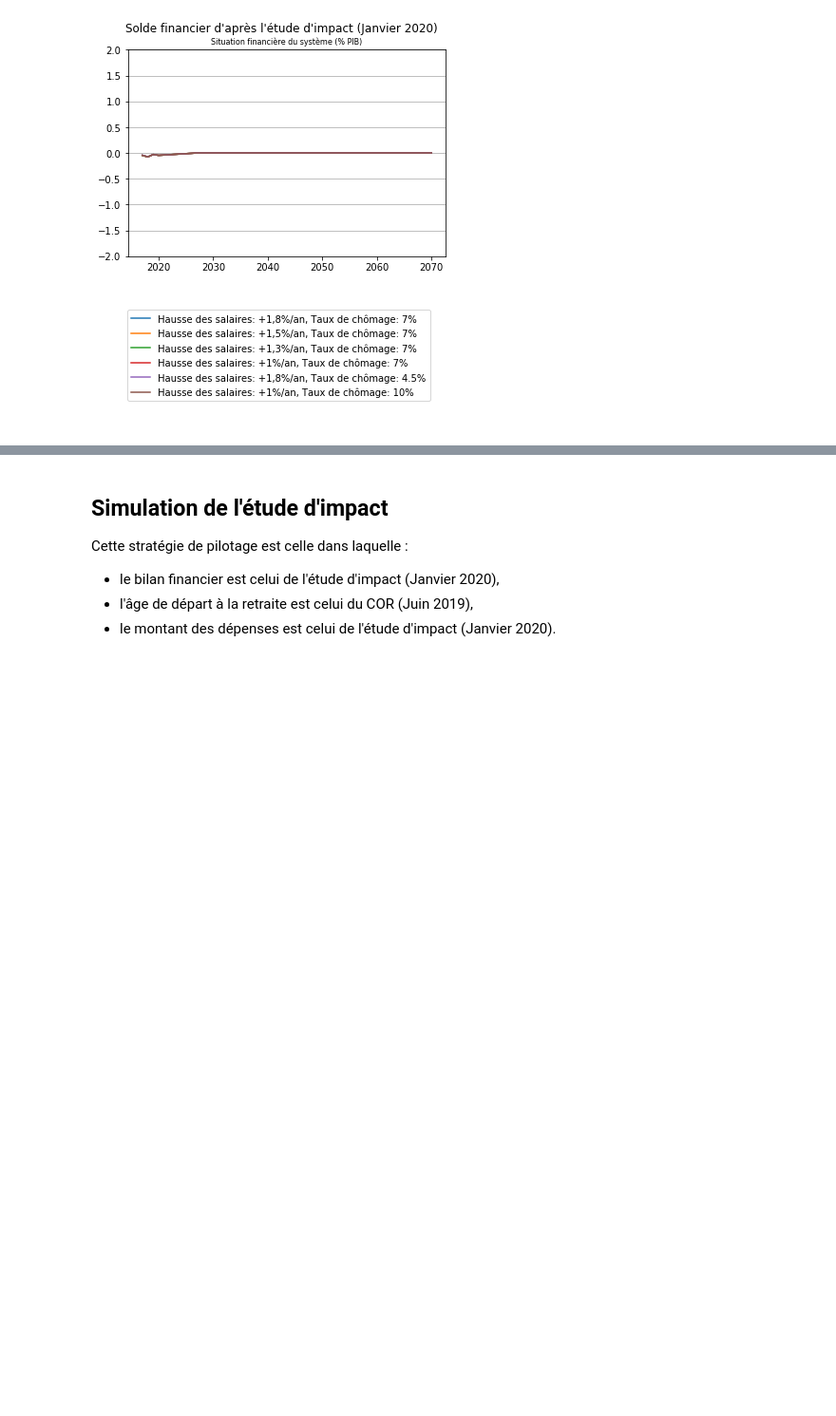
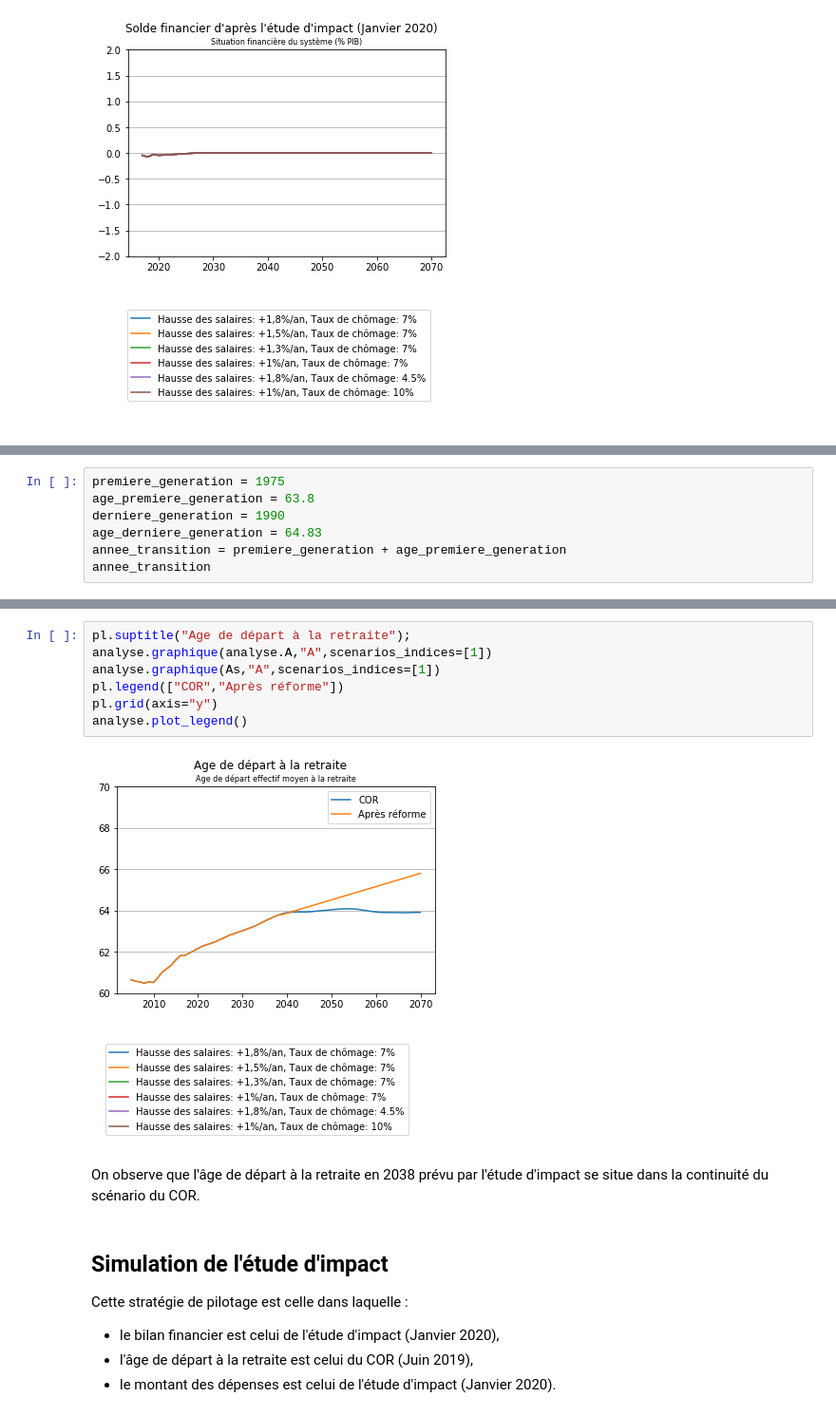
Before and after one commit to brunoscherrer/retraites, a Jupyter notebook: doc/simulation-Etude-Impact.ipynb, the cells around one changed output, grey strips where cells are left out. Shown at 95% size. Drawn from its saved outputs; the diff is of its cells as text; blank space fills up the shorter version.

Commit message:
Finalisation de l'étude d'impact

```diff
--- a/doc/simulation-Etude-Impact.ipynb
+++ b/doc/simulation-Etude-Impact.ipynb
@@ -208,0 +281,7 @@ analyse.plot_legend()
+# %%
+premiere_generation = 1975
+age_premiere_generation = 63.8
+derniere_generation = 1990
+age_derniere_generation = 64.83
+annee_transition = premiere_generation + age_premiere_generation
+annee_transition
@@ -209,3 +308,15 @@ analyse.plot_legend()
+# %%
+pl.suptitle("Age de départ à la retraite");
+analyse.graphique(analyse.A,"A",scenarios_indices=[1])
+analyse.graphique(As,"A",scenarios_indices=[1])
+pl.legend(["COR","Après réforme"])
+pl.grid(axis="y")
+analyse.plot_legend()
+# %% [output]
+[figure, added]
+[figure, added]
+# %% [markdown]
+On observe que l'âge de départ à la retraite en 2038 prévu par l'étude d'impact se situe dans la continuité du scénario du COR.
 # %% [markdown]
 ## Simulation de l'étude d'impact
 
```
Also changed, not shown: parts of 25 cells of this notebook.
